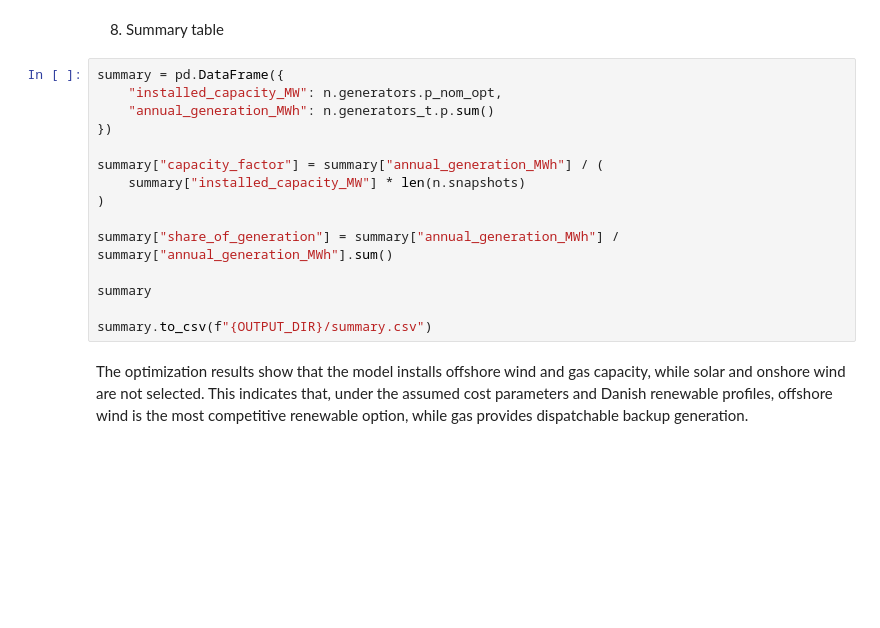
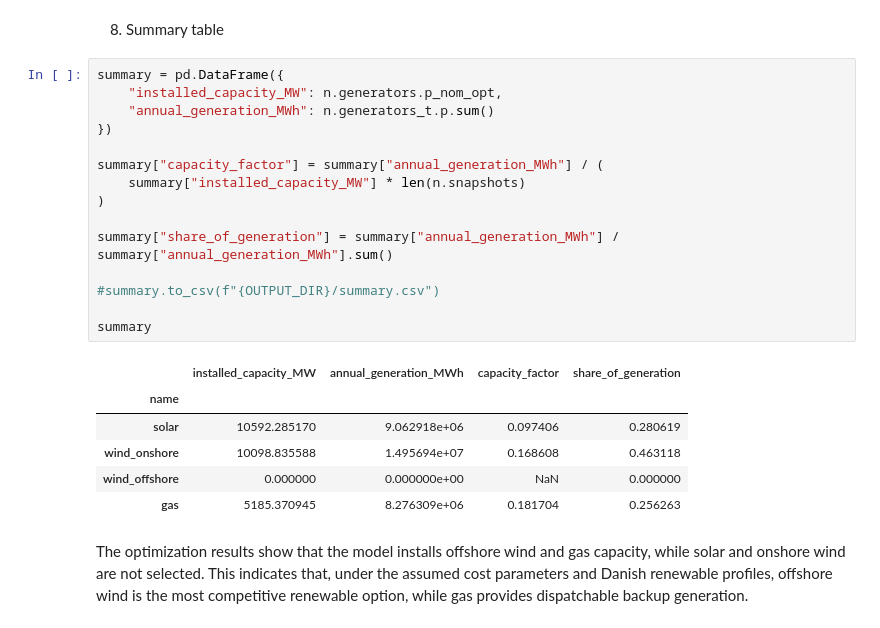
Before and after one commit to raulalcazarr/integrated_as1_group16, a Jupyter notebook: assignment_b_denmark_save_results.ipynb, the cells around one changed output. Saved outputs shown, nothing was run; the diff lists cells and outputs as text; blank space fills up the shorter version.

```diff
--- a/assignment_b_denmark_save_results.ipynb
+++ b/assignment_b_denmark_save_results.ipynb
@@ -316,17 +316,24 @@ dtype: float64
 # %%
 summary = pd.DataFrame({
     "installed_capacity_MW": n.generators.p_nom_opt,
     "annual_generation_MWh": n.generators_t.p.sum()
 })
 
 summary["capacity_factor"] = summary["annual_generation_MWh"] / (
     summary["installed_capacity_MW"] * len(n.snapshots)
 )
 
 summary["share_of_generation"] = summary["annual_generation_MWh"] / summary["annual_generation_MWh"].sum()
 
+#summary.to_csv(f"{OUTPUT_DIR}/summary.csv")
+
 summary
-
-summary.to_csv(f"{OUTPUT_DIR}/summary.csv")
+# %% [output]
+|  | installed_capacity_MW | annual_generation_MWh | capacity_factor | share_of_generation |
+| name |  |  |  |  |
+| solar | 10592.285170 | 9.062918e+06 | 0.097406 | 0.280619 |
+| wind_onshore | 10098.835588 | 1.495694e+07 | 0.168608 | 0.463118 |
+| wind_offshore | 0.000000 | 0.000000e+00 | NaN | 0.000000 |
+| gas | 5185.370945 | 8.276309e+06 | 0.181704 | 0.256263 |
 # %% [markdown]
 The optimization results show that the model installs offshore wind and gas capacity, while solar and onshore wind are not selected. This indicates that, under the assumed cost parameters and Danish renewable profiles, offshore wind is the most competitive renewable option, while gas provides dispatchable backup generation.
```
Also changed, not shown: parts of 8 cells of this notebook, 7 other files.
